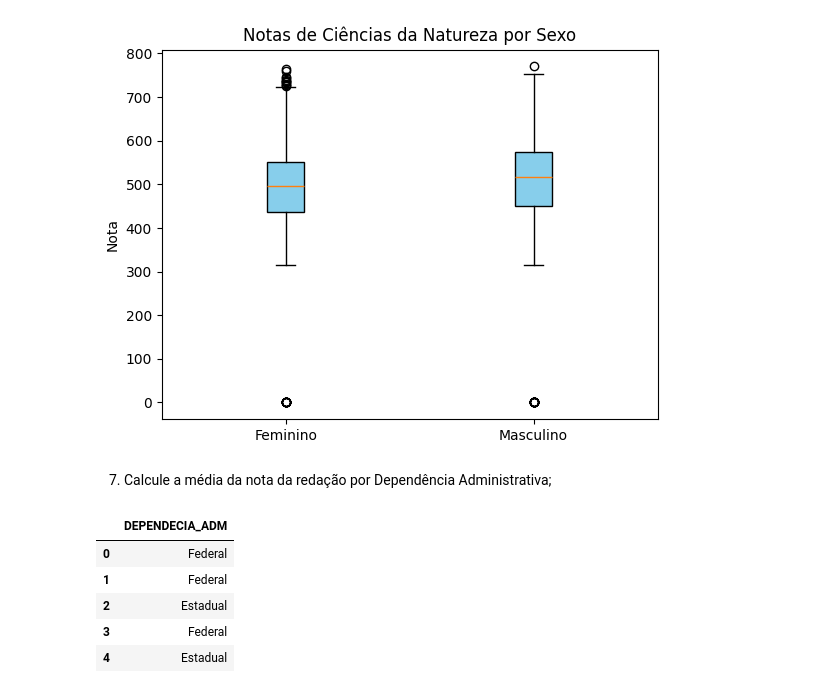
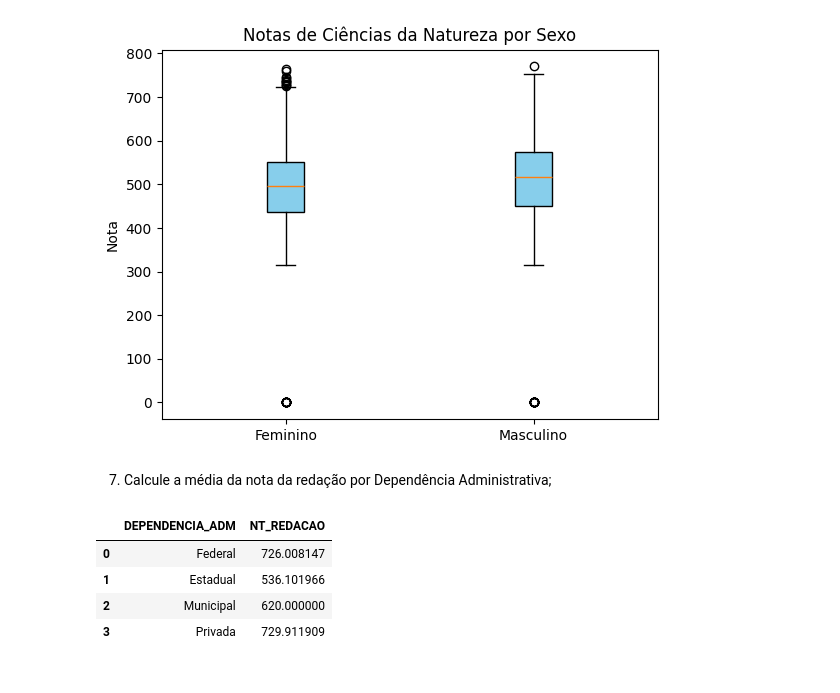
Before and after one commit to GstavRocha/DataAlanlise, a Jupyter notebook: Atividade_Enem.ipynb, the cells around one changed output. Drawn from its saved outputs; the diff is of its cells as text; code cells hidden in the pictures.

```diff
--- a/Atividade_Enem.ipynb
+++ b/Atividade_Enem.ipynb
@@ -132,19 +132,25 @@ plt.show()
 # %%
 rotulos_tipo_adm ={
     1: "Federal",
     2: "Estadual",
     3: "Municipal",
     4: "Privada"
 }
 
 df_dependencia_adm = pd.DataFrame({
-    "DEPENDECIA_ADM": df["TP_DEPENDENCIA_ADM_ESC"].map(rotulos_tipo_adm)
+    "NT_REDACAO": df["NU_NOTA_REDACAO"],
+    "DEPENDENCIA_ADM": df["TP_DEPENDENCIA_ADM_ESC"]
 })
-df_dependencia_adm.head()
+media_por_dependencia = (
+    df_dependencia_adm.groupby("DEPENDENCIA_ADM")["NT_REDACAO"]
+    .mean()
+    .reset_index()
+)
+media_por_dependencia["DEPENDENCIA_ADM"] = media_por_dependencia["DEPENDENCIA_ADM"].map(rotulos_tipo_adm)
+media_por_dependencia
 # %% [output]
-|  | DEPENDECIA_ADM |
-| 0 | Federal |
-| 1 | Federal |
-| 2 | Estadual |
-| 3 | Federal |
-| 4 | Estadual |
+|  | DEPENDENCIA_ADM | NT_REDACAO |
+| 0 | Federal | 726.008147 |
+| 1 | Estadual | 536.101966 |
+| 2 | Municipal | 620.000000 |
+| 3 | Privada | 729.911909 |
```
